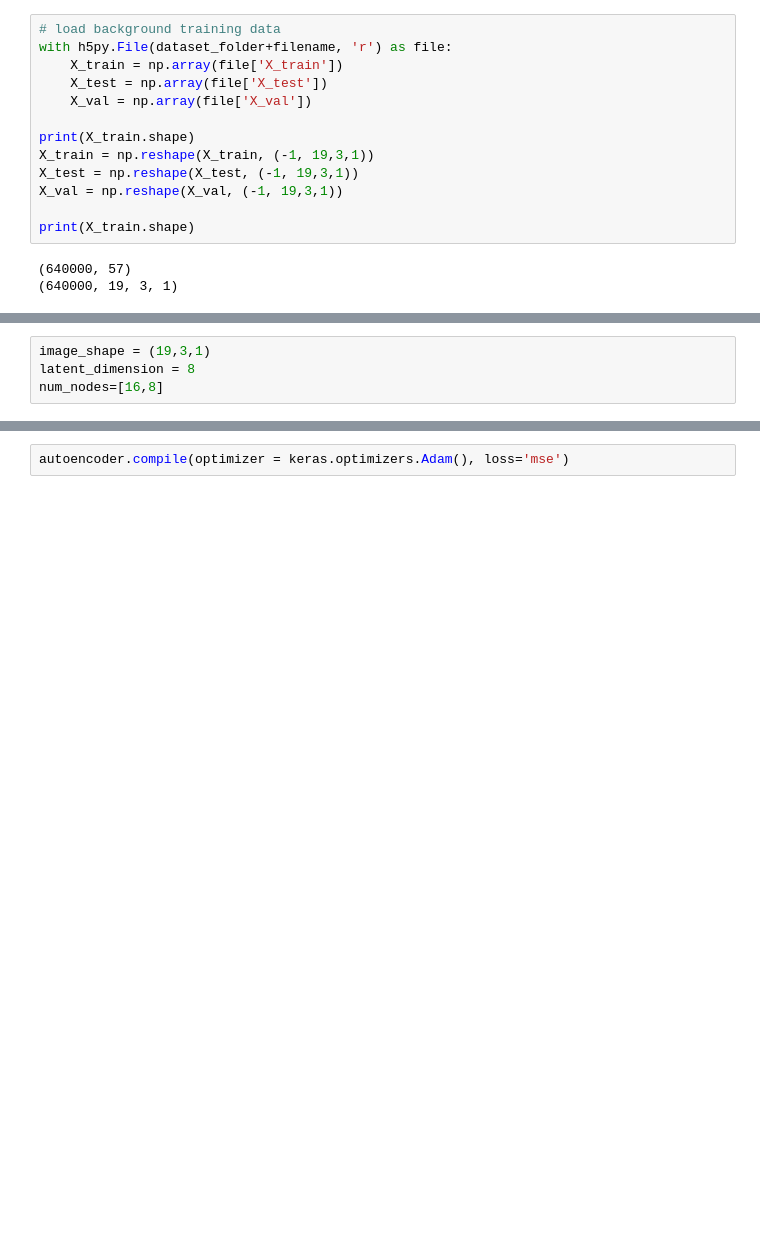
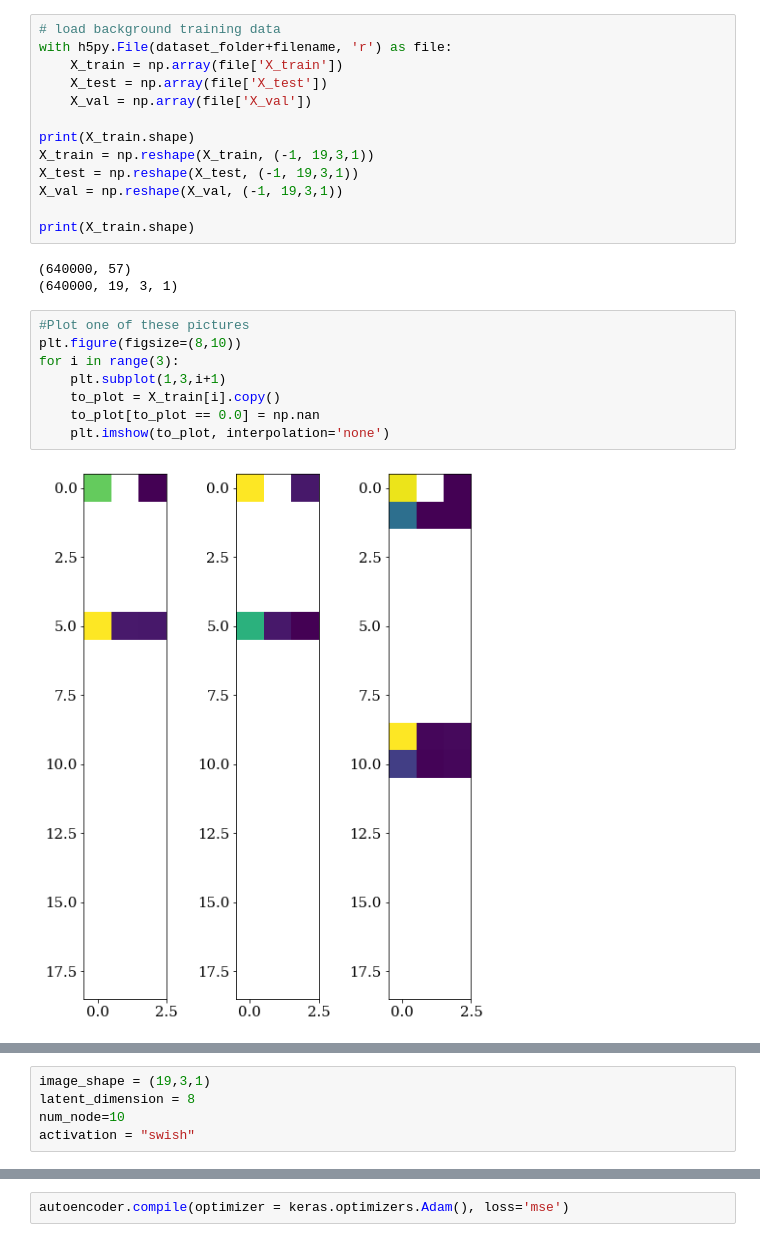
Before and after one commit to ViniciusMikuni/ADC2021-examplecode, a Jupyter notebook: Convolutional_AE.ipynb, the cells around one changed output, grey strips where cells are left out. Drawn from its saved outputs; the diff is of its cells as text; blank space fills up the shorter version.

```diff
--- a/Convolutional_AE.ipynb
+++ b/Convolutional_AE.ipynb
@@ -44,12 +44,23 @@ print(X_train.shape)
 # %% [output]
 (640000, 57)
 (640000, 19, 3, 1)
+# %%
+#Plot one of these pictures
+plt.figure(figsize=(8,10))
+for i in range(3):
+    plt.subplot(1,3,i+1)
+    to_plot = X_train[i].copy()
+    to_plot[to_plot == 0.0] = np.nan
+    plt.imshow(to_plot, interpolation='none')
+# %% [output]
+[figure, added]
 # %% [markdown]
 ## Define the CNN autoencoder <img src="assets/cnn_AE.png" width=600 height=400 />
 # %%
 image_shape = (19,3,1)
 latent_dimension = 8
-num_nodes=[16,8]
+num_node=10
+activation = "swish"
 # %%
 #encoder
 input_encoder = Input(shape=(image_shape))
```
Also changed, not shown: parts of 10 cells of this notebook, 1 other file.
